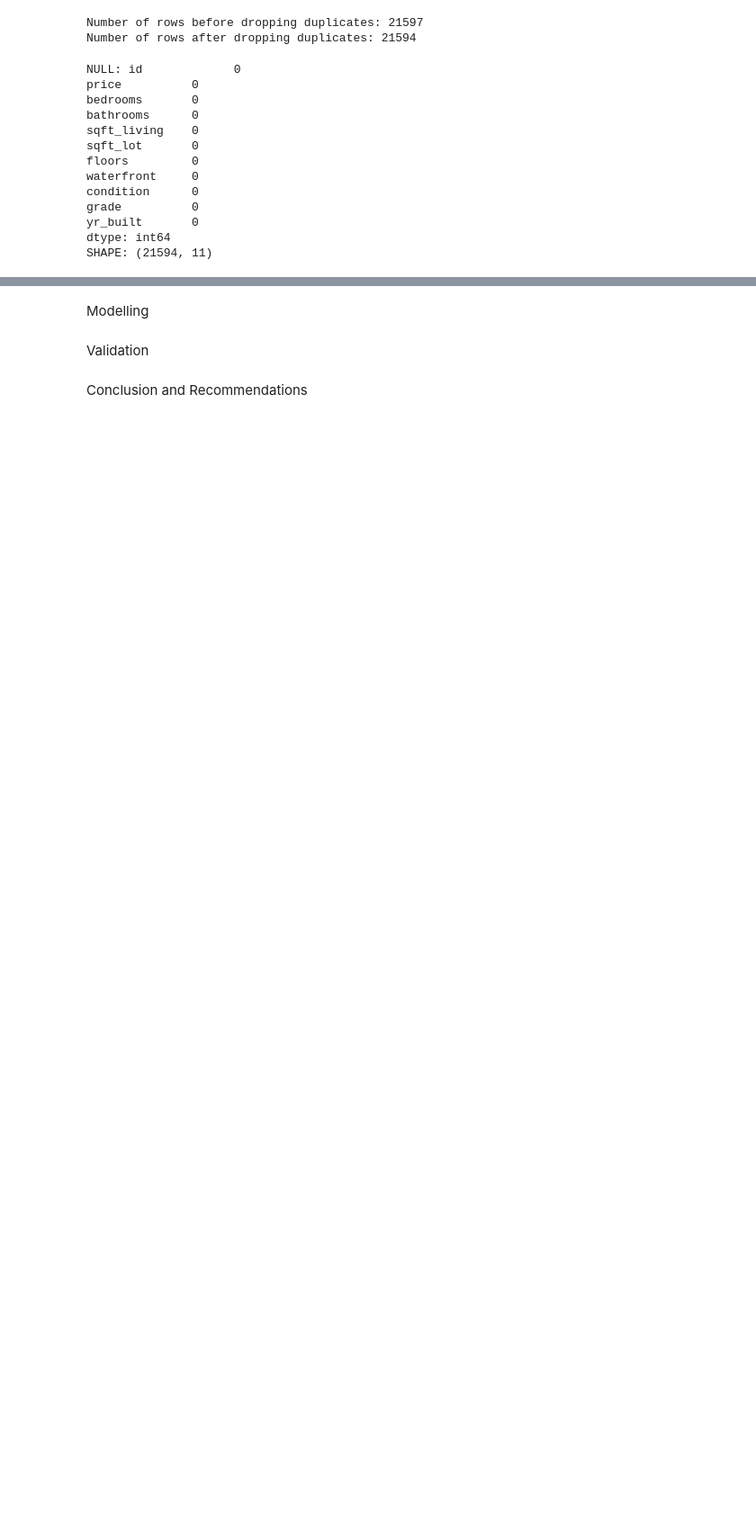
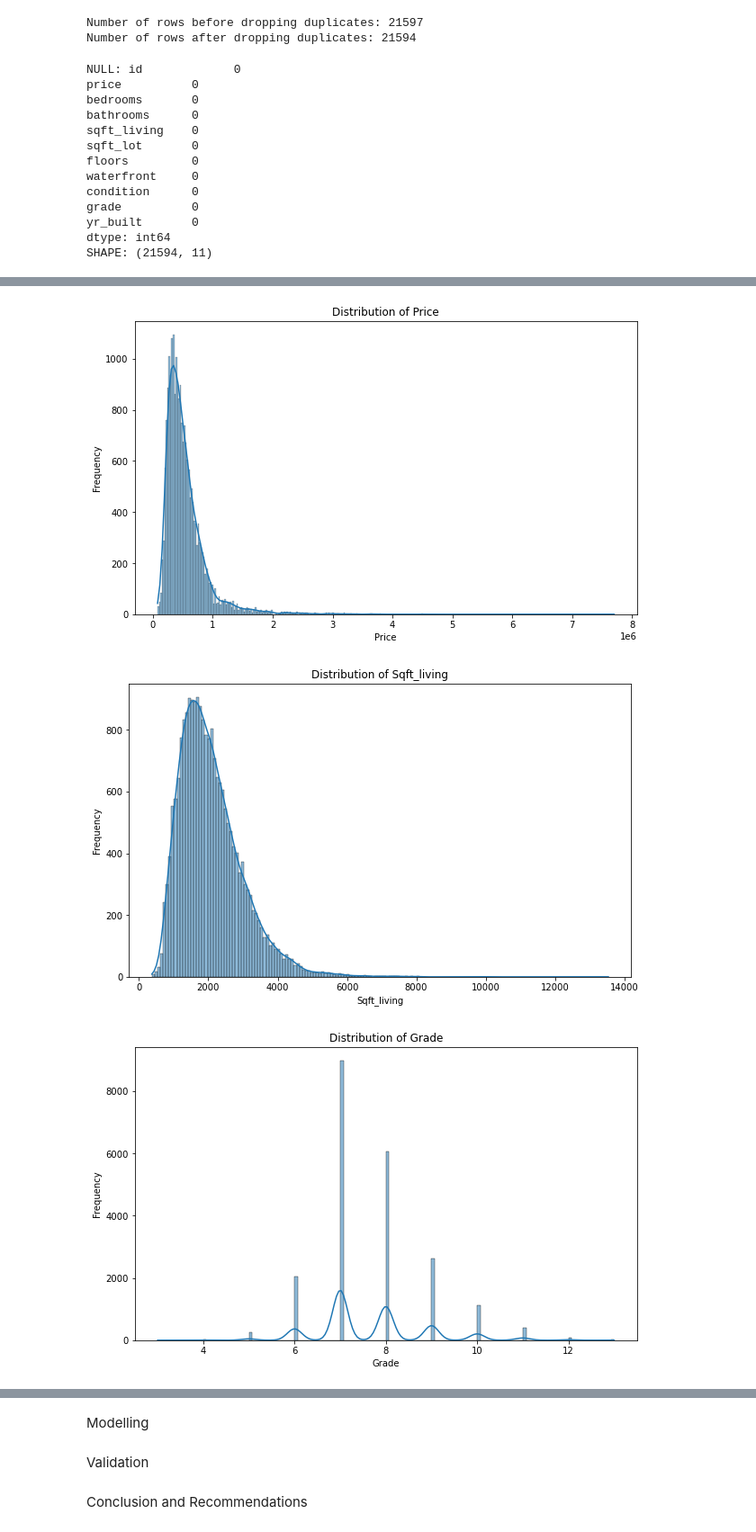
Before and after one commit to ANGI3MAINA/King-County-Housing-Analysis, a Jupyter notebook: Data/Work/George.ipynb, the cells around one changed output, grey strips where cells are left out. Shown: that part at 90% size. Saved outputs shown, nothing was run; the diff lists cells and outputs as text; code cells hidden in the pictures; blank space fills up the shorter version.

Commit message:
completed exploration and feature selection, cleaning

```diff
--- a/Data/Work/George.ipynb
+++ b/Data/Work/George.ipynb
@@ -152,0 +179,8 @@ Data Preparation
+# %%
+##SELECT relevant features with the highest correlations
+# Selected relevant features based on correlation and feature importance
+selected_features = ['price', 'sqft_living', 'grade', 'bathrooms', 'bedrooms', 'floors']
+# Select only the relevant columns
+house_df_relevant = house_df_cleaned[selected_features]
+# Display the first few rows to verify
+house_df_relevant.head()
@@ -152,0 +194,16 @@ Data Preparation
+# %%
+selected_features = ['price', 'sqft_living', 'grade', 'bathrooms', 'bedrooms', 'floors']
+# Distribution of house prices
+
+# Visualize the distribution of each continuous feature
+for feature in selected_features:
+    plt.figure(figsize=(10, 6))
+    sns.histplot(house_df_relevant[feature], kde=True)
+    plt.title(f'Distribution of {feature.capitalize()}')
+    plt.xlabel(feature.capitalize())
+    plt.ylabel('Frequency')
+    plt.show()
+# %% [output]
+[figure, added]
+[figure, added]
+[figure, added]
```
Also changed, not shown: parts of 15 cells of this notebook.
